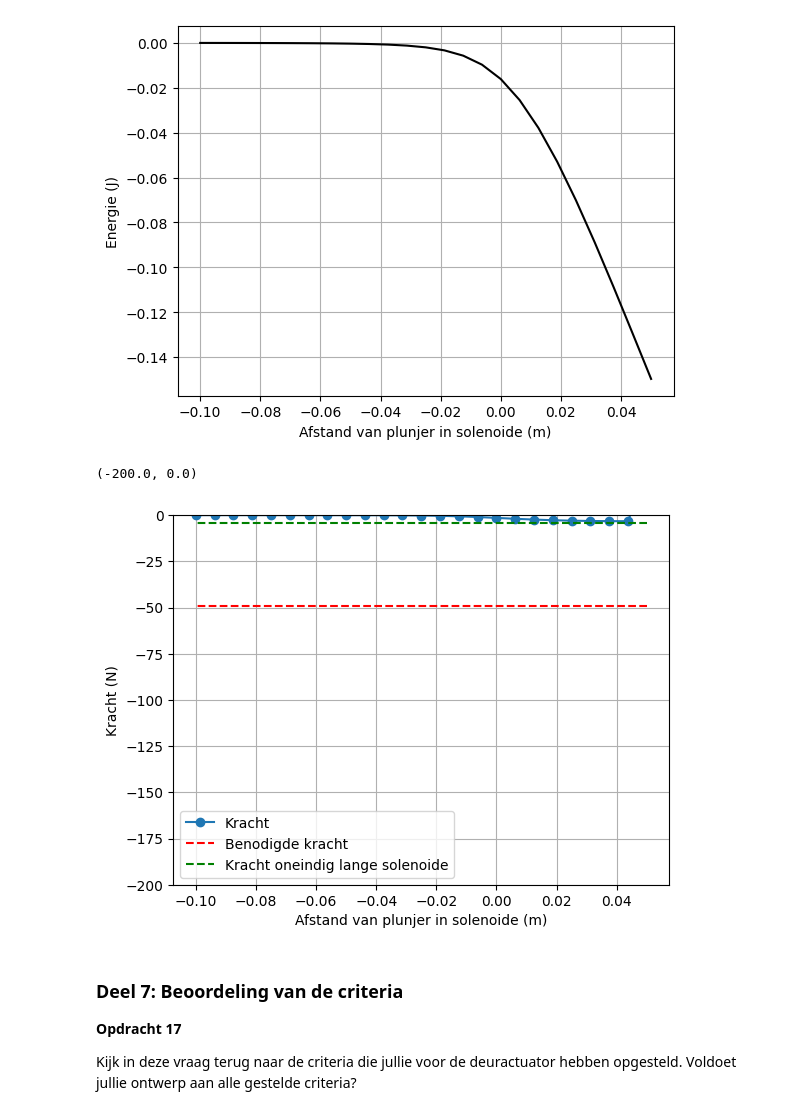
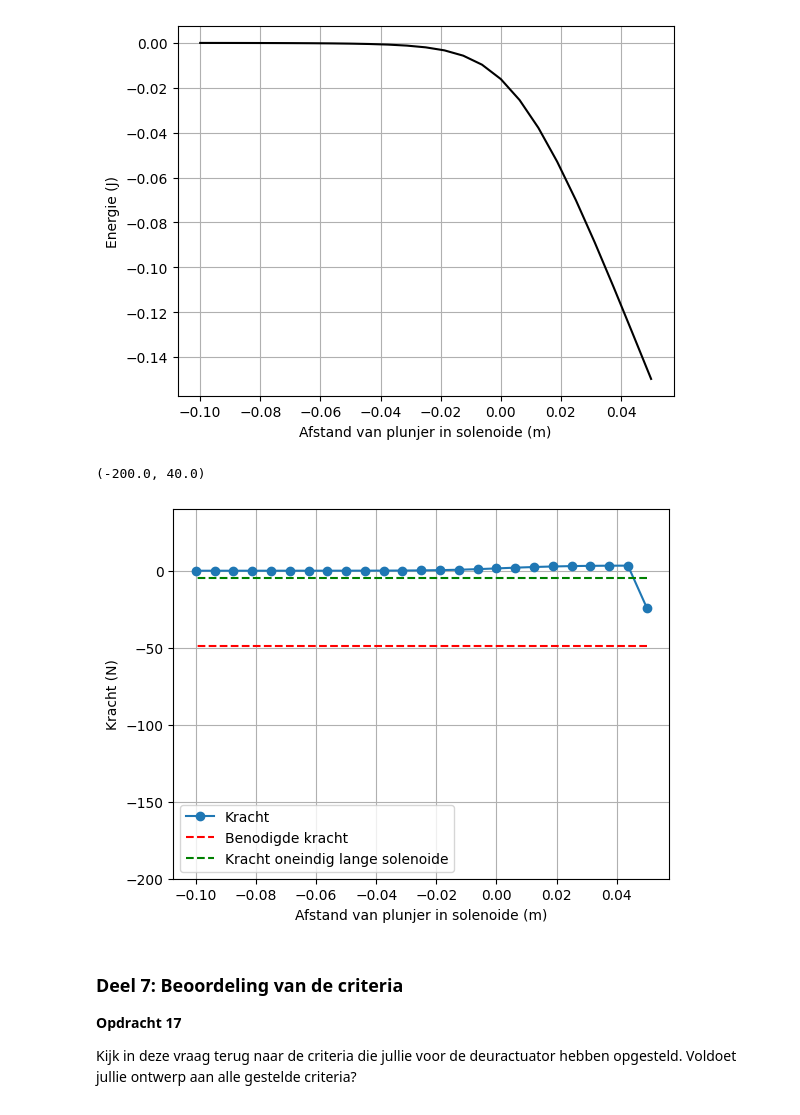
Before and after one commit to owenvanderwal/opdrachten-DEF-D, a Jupyter notebook: DigitaleOntwerpopdrachten/1CondensatorOpdracht/KrachtactuatorOpdracht.ipynb, the cells around one changed output. Cells and saved outputs as stored; diff of their text form; code cells hidden in the pictures.

```diff
--- a/DigitaleOntwerpopdrachten/1CondensatorOpdracht/KrachtactuatorOpdracht.ipynb
+++ b/DigitaleOntwerpopdrachten/1CondensatorOpdracht/KrachtactuatorOpdracht.ipynb
@@ -651,19 +652,20 @@ plt.xlabel('Afstand van plunjer in solenoide (m)'), plt.ylabel('Energie (J)'), p
  None)
 [figure]
 # %%
-force_analytical = -mu_0*mu_r*np.pi*r_sol**2*aantal_omwentelingen**2*I**2/2/L_sol**2 # Kracht uitrekenen numeriek
-force_numerical=np.diff(Wz, n=1, append=[0])/(z_ax[1] - z_ax[0]) # Kracht uitrekenen
+force_analytical1 = -mu_0*mu_r*np.pi*r_sol**2*aantal_omwentelingen**2*I**2/2/L_sol**2 # Kracht uitrekenen numeriek
+force_numerical1=np.diff(-Wz, n=1, append=[0])/(z_ax[1] - z_ax[0]) # Kracht uitrekenen
 
 
 # Plotting the results
-plt.plot(L_sol/2 - z_ax, np.flipud(force_numerical), '-o', label='Kracht')
-plt.plot(L_sol/2 - z_ax, (-5*9.8)*np.ones(n_ax), '--r', label='Benodigde kracht')
-plt.plot(L_sol/2 - z_ax, force_analytical*np.ones(n_ax), '--g', label='Kracht oneindig lange solenoide')
+plt.figure()
+plt.plot(L_sol/2 - z_ax, np.flipud(force_numerical1), '-o', label='Kracht')
+plt.plot(L_sol/2 - z_ax, (-5*9.81)*np.ones(n_ax), '--r', label='Benodigde kracht')
+plt.plot(L_sol/2 - z_ax, force_analytical1*np.ones(n_ax), '--g', label='Kracht oneindig lange solenoide')
 plt.xlabel('Afstand van plunjer in solenoide (m)'), plt.ylabel('Kracht (N)'), plt.grid(), plt.legend()
-plt.ylim([-200, 0])
+plt.ylim([-200, 40])
 # %% [output]
-(-200.0, 0.0)
+(-200.0, 40.0)
-[figure, old version]
+[figure, new version]
 # %% [markdown]
 ### Deel 7: Beoordeling van de criteria
 **Opdracht 17**
```
Also changed, not shown: parts of 3 cells of this notebook.
